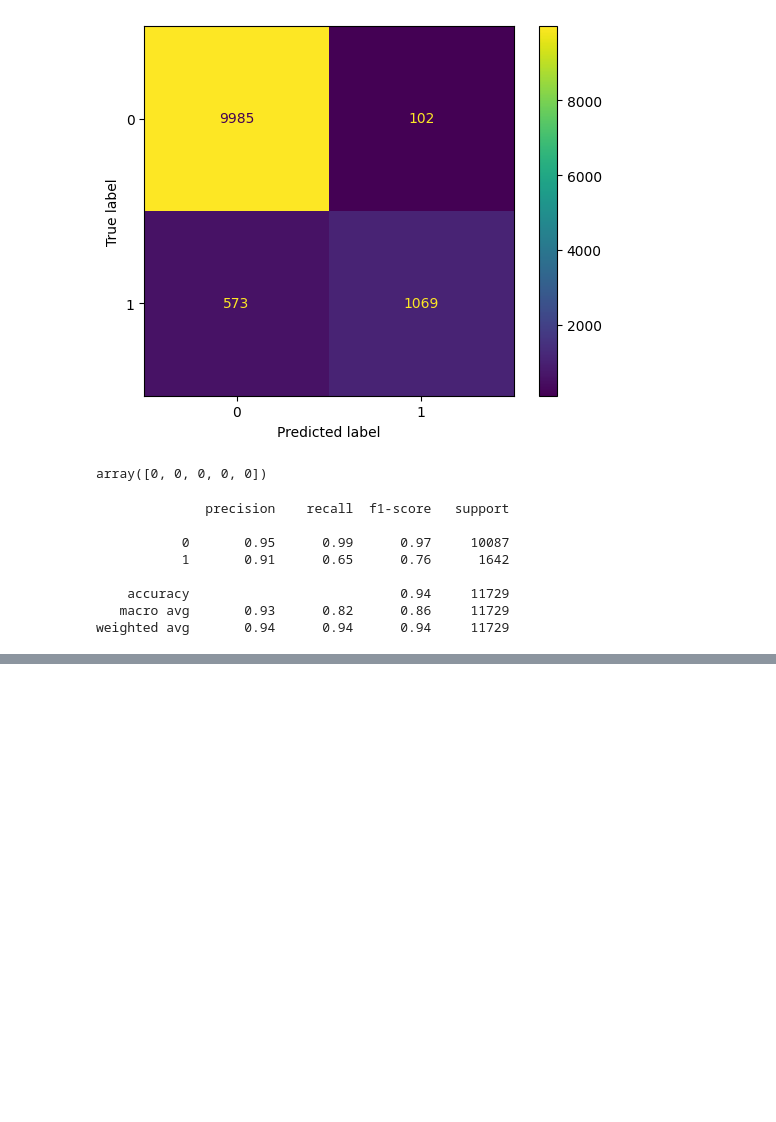
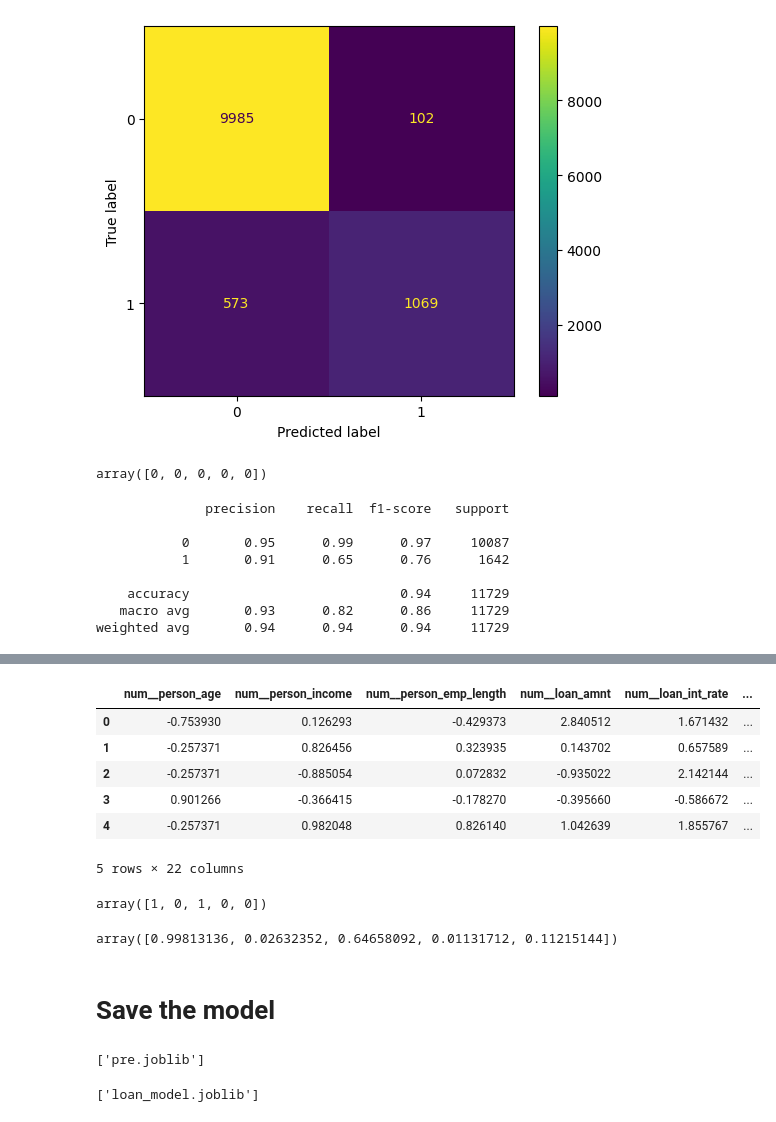
Before and after one commit to utkarshg1/ML-Wakad-Weekdays-5-7-pm-11th-Dec, a Jupyter notebook: 10 Ensemble/ensemble.ipynb, the cells around one changed output, grey strips where cells are left out. Cells and saved outputs as stored; diff of their text form; code cells hidden in the pictures; blank space fills up the shorter version.

```diff
--- a/10 Ensemble/ensemble.ipynb
+++ b/10 Ensemble/ensemble.ipynb
@@ -316,0 +459,32 @@ weighted avg       0.94      0.94      0.94     11729
+# %%
+xnew_pre = pre.transform(xnew)
+xnew_pre.head()
+# %% [output]
+|  | num__person_age | num__person_income | num__person_emp_length | num__loan_amnt | num__loan_int_rate | ... |
+| 0 | -0.753930 | 0.126293 | -0.429373 | 2.840512 | 1.671432 | ... |
+| 1 | -0.257371 | 0.826456 | 0.323935 | 0.143702 | 0.657589 | ... |
+| 2 | -0.257371 | -0.885054 | 0.072832 | -0.935022 | 2.142144 | ... |
+| 3 | 0.901266 | -0.366415 | -0.178270 | -0.395660 | -0.586672 | ... |
+| 4 | -0.257371 | 0.982048 | 0.826140 | 1.042639 | 1.855767 | ... |
+5 rows × 22 columns
+# %%
+preds = best_gb.predict(xnew_pre)
+preds[0:5]
+# %% [output]
+array([1, 0, 1, 0, 0])
+# %%
+probs = best_gb.predict_proba(xnew_pre)[:, 1]
+probs[0:5]
+# %% [output]
+array([0.99813136, 0.02632352, 0.64658092, 0.01131712, 0.11215144])
+# %% [markdown]
+# Save the model
+# %%
+import joblib
+joblib.dump(pre, "pre.joblib")
+# %% [output]
+['pre.joblib']
+# %%
+joblib.dump(best_gb, "loan_model.joblib")
+# %% [output]
+['loan_model.joblib']
```
Also changed, not shown: parts of 27 cells of this notebook, 4 other files.
